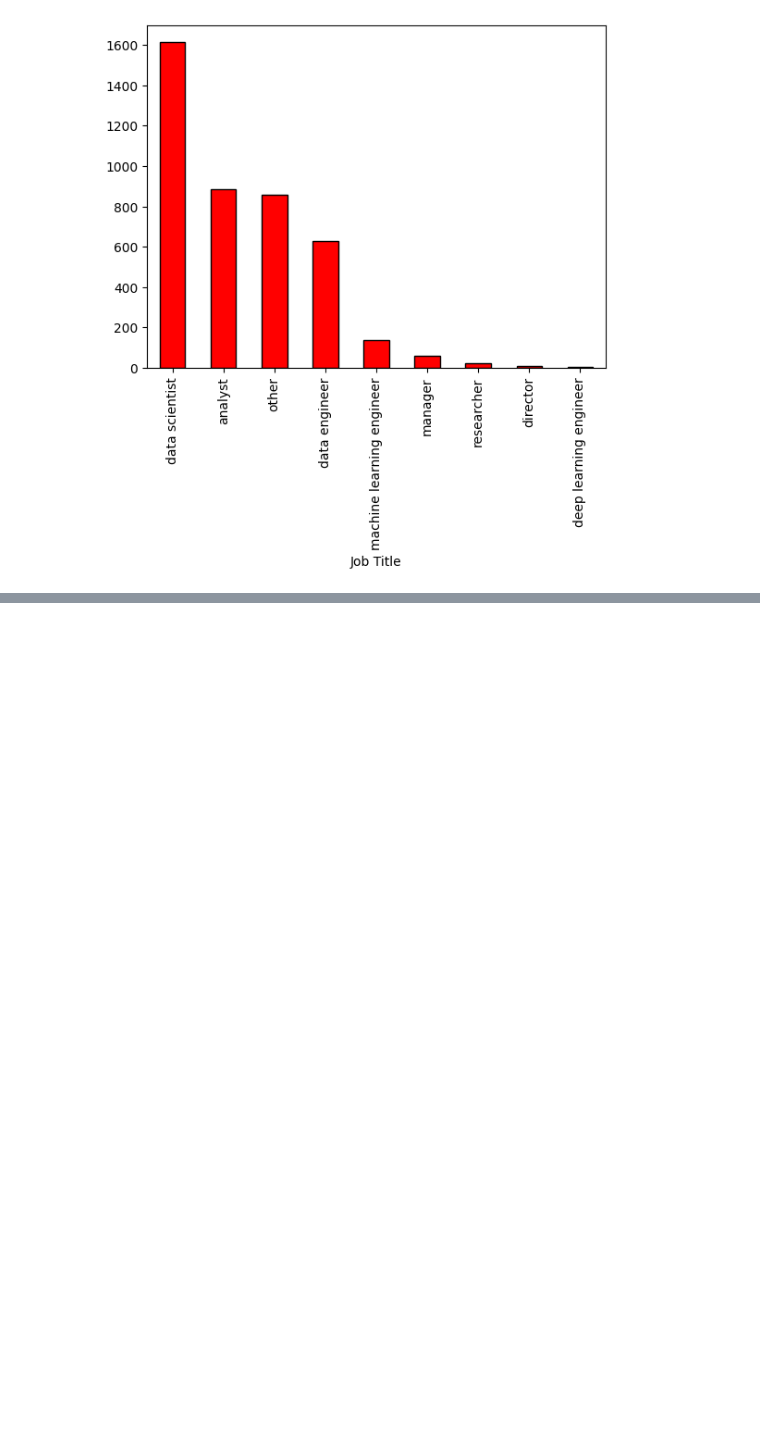
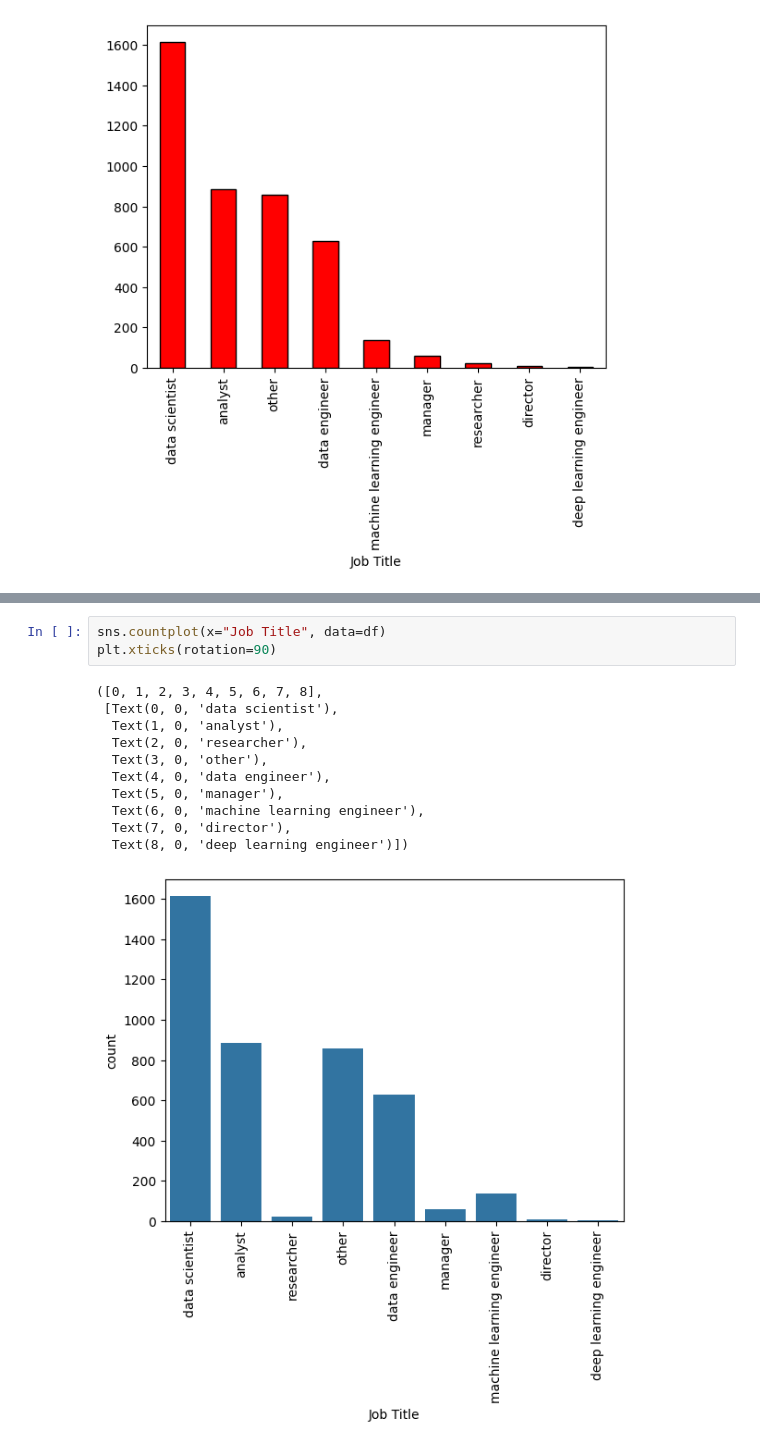
Before and after one commit to ParsaMehdipour/DataScience-Salary-Estimation, a Jupyter notebook: DataCleaning.ipynb, the cells around one changed output, grey strips where cells are left out. Saved outputs shown, nothing was run; the diff lists cells and outputs as text; blank space fills up the shorter version.

```diff
--- a/DataCleaning.ipynb
+++ b/DataCleaning.ipynb
@@ -428,0 +488,15 @@ job_title_value_counts.plot.bar(color="Red", edgecolor="Black")
+# %%
+sns.countplot(x="Job Title", data=df)
+plt.xticks(rotation=90)
+# %% [output]
+([0, 1, 2, 3, 4, 5, 6, 7, 8],
+ [Text(0, 0, 'data scientist'),
+  Text(1, 0, 'analyst'),
+  Text(2, 0, 'researcher'),
+  Text(3, 0, 'other'),
+  Text(4, 0, 'data engineer'),
+  Text(5, 0, 'manager'),
+  Text(6, 0, 'machine learning engineer'),
+  Text(7, 0, 'director'),
+  Text(8, 0, 'deep learning engineer')])
+[figure, added]
```
Also changed, not shown: parts of 14 cells of this notebook.
